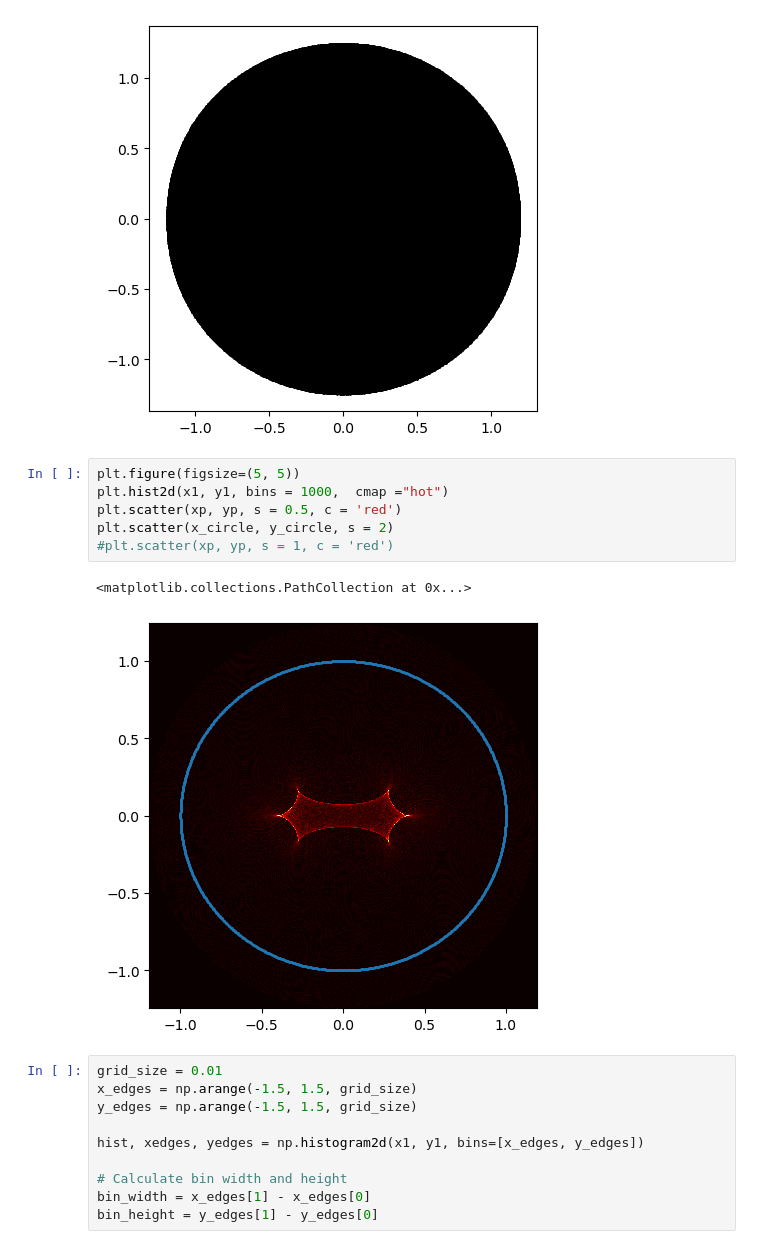
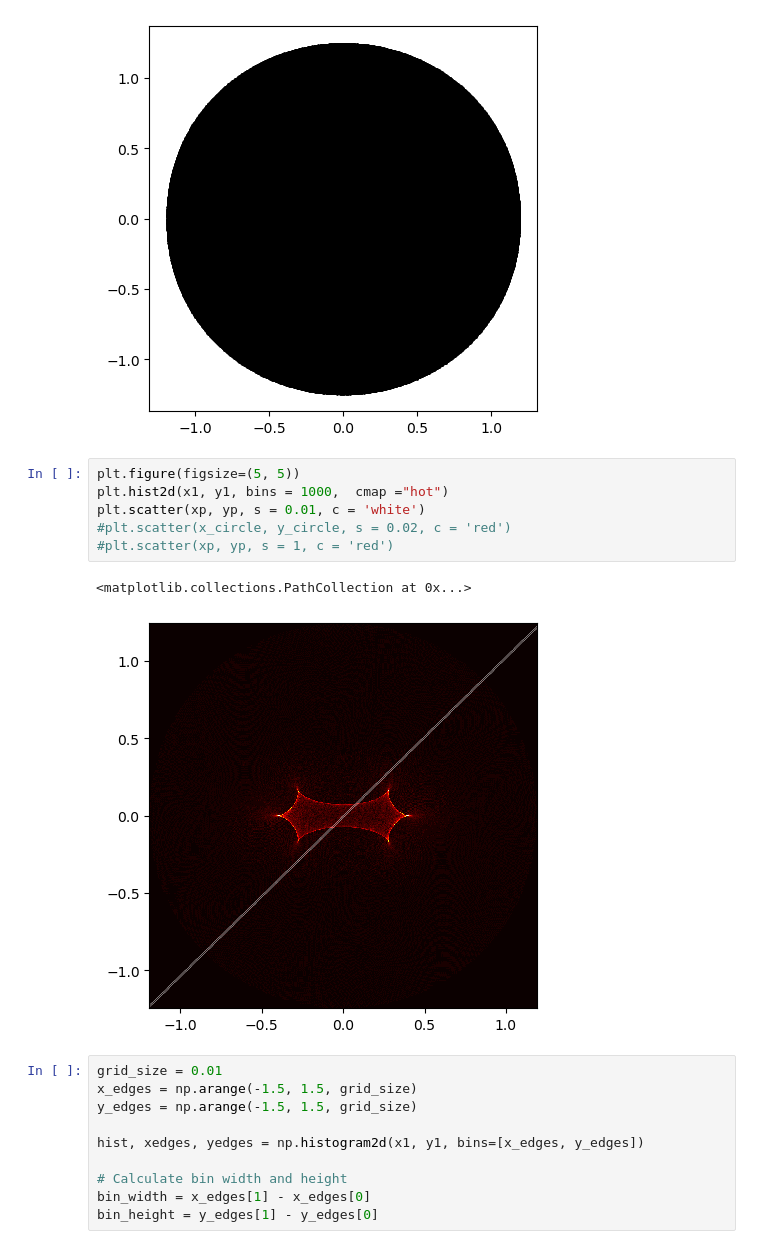
Before and after one commit to ylaksl/Microlensing, a Jupyter notebook: microlensing.ipynb, the cells around one changed output. Cells and saved outputs as stored; diff of their text form.

```diff
--- a/microlensing.ipynb
+++ b/microlensing.ipynb
@@ -225,12 +225,12 @@ plt.scatter(x1, y1, s = 1, c = 'black')
 # %%
 plt.figure(figsize=(5, 5))
 plt.hist2d(x1, y1, bins = 1000,  cmap ="hot")
-plt.scatter(xp, yp, s = 0.5, c = 'red')
-plt.scatter(x_circle, y_circle, s = 2)
+plt.scatter(xp, yp, s = 0.01, c = 'white')
+#plt.scatter(x_circle, y_circle, s = 0.02, c = 'red')
 #plt.scatter(xp, yp, s = 1, c = 'red')
 # %% [output]
 <matplotlib.collections.PathCollection at 0x...>
-[figure, old version]
+[figure, new version]
 # %%
 grid_size = 0.01
 x_edges = np.arange(-1.5, 1.5, grid_size)
```
Also changed, not shown: parts of 6 cells of this notebook.
